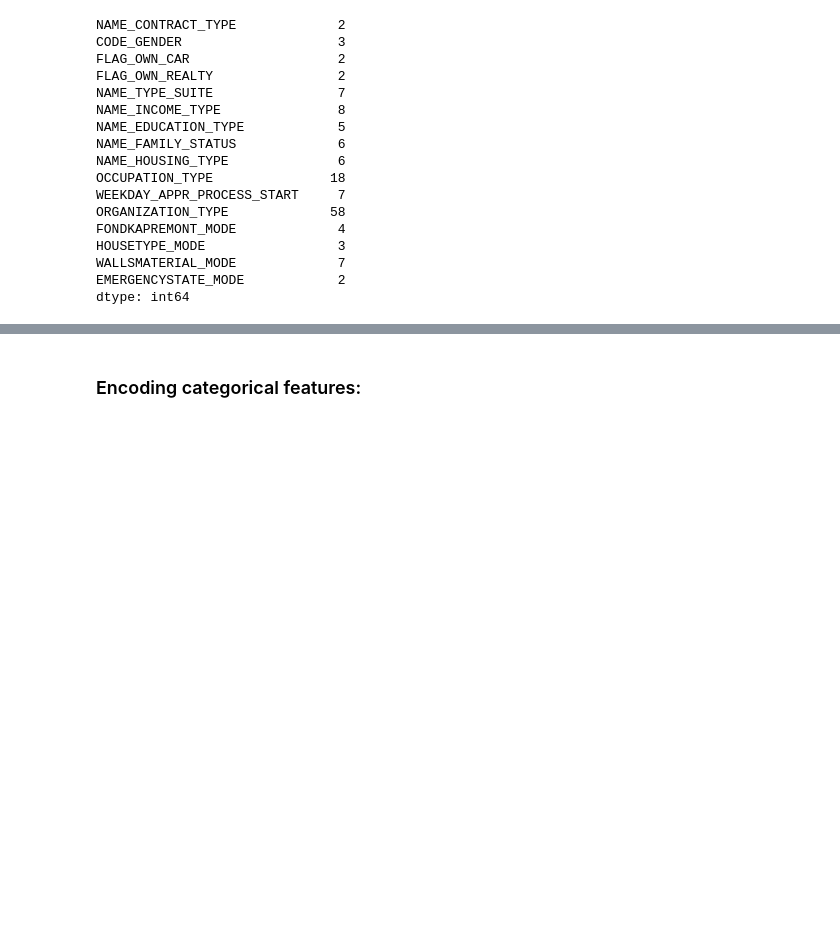
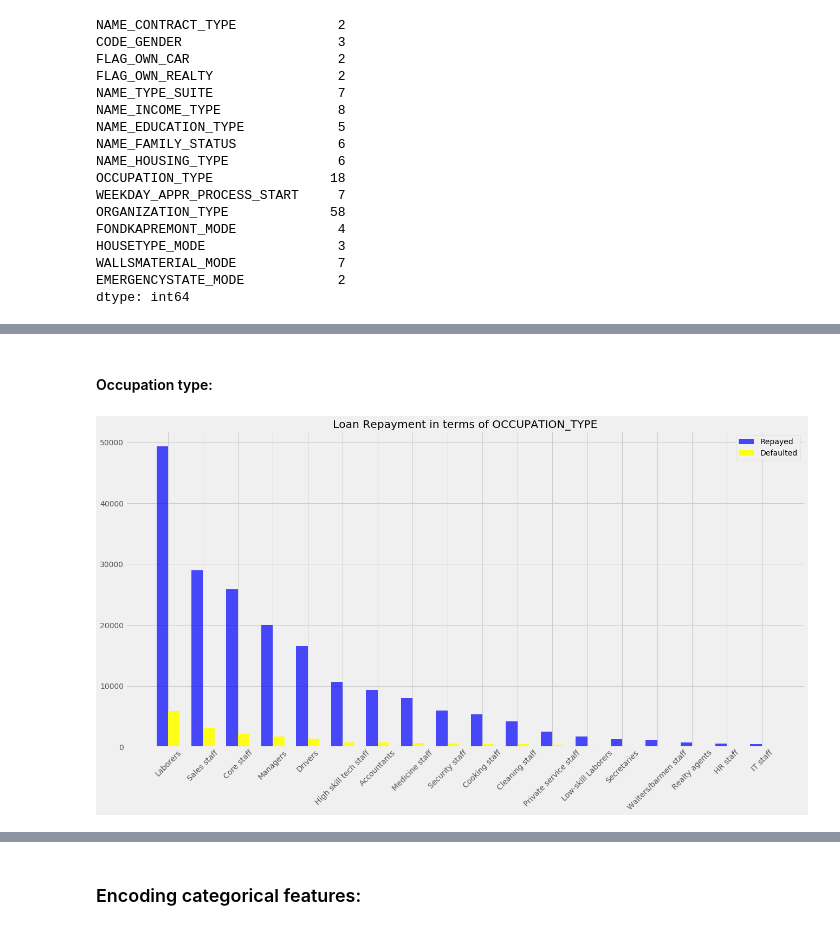
Before and after one commit to ashiquem/home-credit-default-risk, a Jupyter notebook: defaultRisk.ipynb, the cells around one changed output, grey strips where cells are left out. Cells and saved outputs as stored; diff of their text form; code cells hidden in the pictures; blank space fills up the shorter version.

```diff
--- a/defaultRisk.ipynb
+++ b/defaultRisk.ipynb
@@ -103,0 +131,27 @@ dtype: int64
+# %%
+def plot_bars(data,features,target_label):
+    width = 0.5
+    rows = len(features)
+    for i,feature in enumerate(features):
+        defaulters = data.loc[data[target_label] == 1, feature].value_counts()
+        repaid = data.loc[data[target_label]==0,feature].value_counts()
+        datasets = [repaid,defaulters]
+        for k,dataset in enumerate(datasets):
+            for clas in dataset.index:
+                if clas not in datasets[~k]:
+                    datasets[~k][clas] = 0
+        ind1 = np.arange(len(repaid.values))*1.5
+        ind2 = ind1 + 0.5
+        plt.subplot(rows,1,i+1)
+        plt.bar(ind1, repaid.values,width,color='blue',alpha=0.7)
+        plt.bar(ind2, defaulters.values,width,color='yellow',alpha=0.9)
+        plt.xticks(ind1+0.25,list(repaid.index),rotation=45)
+        plt.title(f'Loan Repayment in terms of {feature}')
+        plt.legend(labels=['Repayed','Defaulted'])
+# %% [markdown]
+#### Occupation type:
+# %%
+fig = plt.figure(figsize=(20,10))
+plot_bars(app_train,['OCCUPATION_TYPE'],'TARGET')
+# %% [output]
+[figure, added]
```
Also changed, not shown: parts of 62 cells of this notebook.
